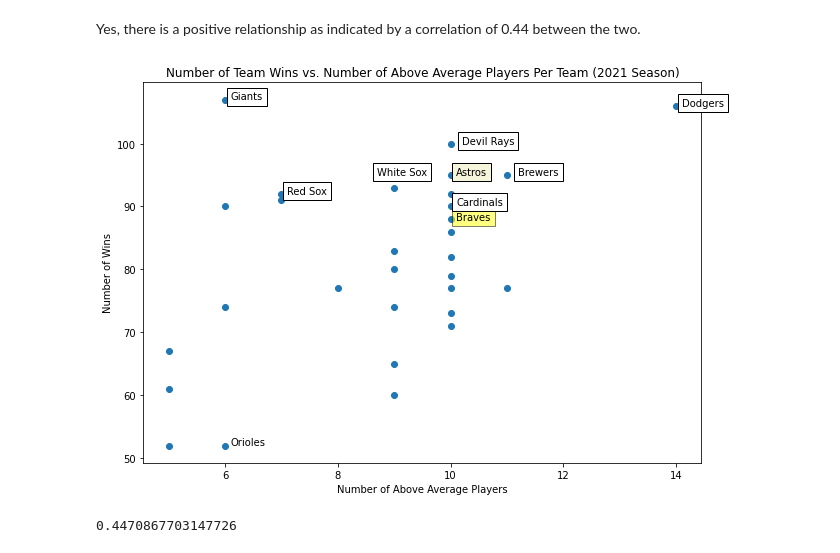
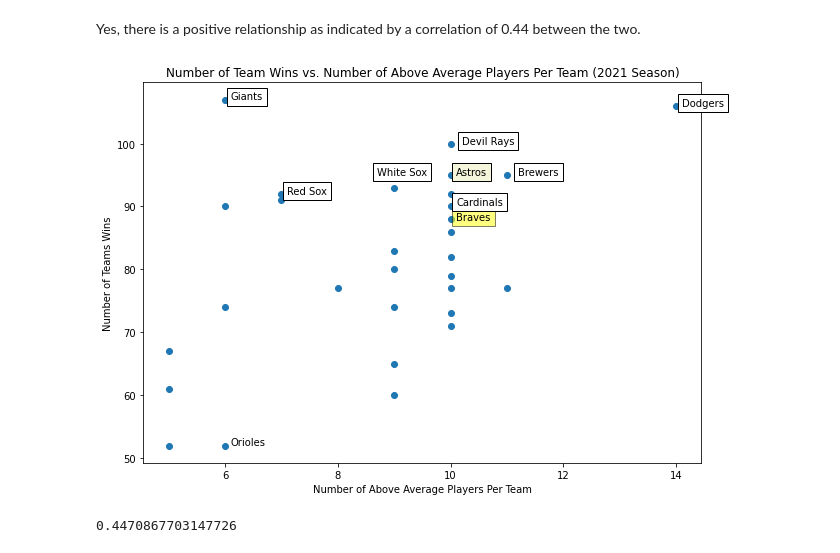
Before and after one commit to dw943893/baseball_predictor, a Jupyter notebook: CAP_EDA.ipynb, the cells around one changed output. Cells and saved outputs as stored; diff of their text form; code cells hidden in the pictures.

Commit message:
capstone

```diff
--- a/CAP_EDA.ipynb
+++ b/CAP_EDA.ipynb
@@ -996,24 +996,26 @@ Yes, there is a positive relationship as indicated by a correlation of 0.44 betw
 # %%
 #https://towardsdatascience.com/how-to-add-text-labels-to-scatterplot-in-matplotlib-seaborn-ec5df6afed7a
 
 plt.figure(figsize = (10, 7))
 plt.scatter(team_num_ab_avg_players["num_above_avg_players"], team_num_ab_avg_players["W"])
-plt.xlabel("Number of Above Average Players")
-plt.ylabel("Number of Wins")
+plt.xlabel("Number of Above Average Players Per Team")
+plt.ylabel("Number of Teams Wins")
 plt.title("Number of Team Wins vs. Number of Above Average Players Per Team (2021 Season)")
 
 plt.text(14+0.1, 106, "Dodgers",bbox=dict(facecolor="white"))
 plt.text(6+0.1, 107, "Giants", bbox=dict(facecolor="white"))
 plt.text(10+0.1, 88-0.1, "Braves", bbox=dict(facecolor="yellow", alpha =0.5))
 plt.text(6+0.1, 52, "Orioles")
 plt.text(10+0.1, 95, "Astros", bbox=dict(facecolor="beige"))
 plt.text(10+0.1, 90+0.3, "Cardinals", bbox=dict(facecolor="white"))
 plt.text(11+0.2, 95, "Brewers", bbox=dict(facecolor="white"))
 plt.text(7+0.1, 92, "Red Sox", bbox=dict(facecolor="white"))
 plt.text(9-0.3, 95, "White Sox", bbox=dict(facecolor="white"))
-plt.text(10+0.2, 100, "Devil Rays", bbox=dict(facecolor="white"));
+plt.text(10+0.2, 100, "Devil Rays", bbox=dict(facecolor="white"))
+
+plt.savefig("../capstone/images/team_num_ab_avgplayers_and_wins.png");
 # %% [output]
-[figure, old version]
+[figure, new version]
 # %%
 #https://www.geeksforgeeks.org/how-to-calculate-correlation-between-two-columns-in-pandas/
 team_num_ab_avg_players["W"].corr(team_num_ab_avg_players["num_above_avg_players"])
```
Also changed, not shown: parts of 13 cells of this notebook, 3 other files.
